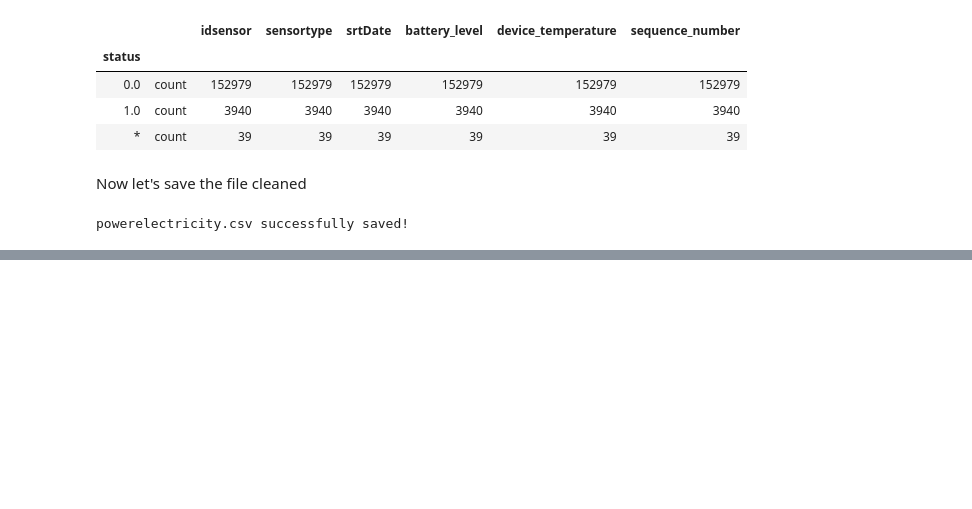
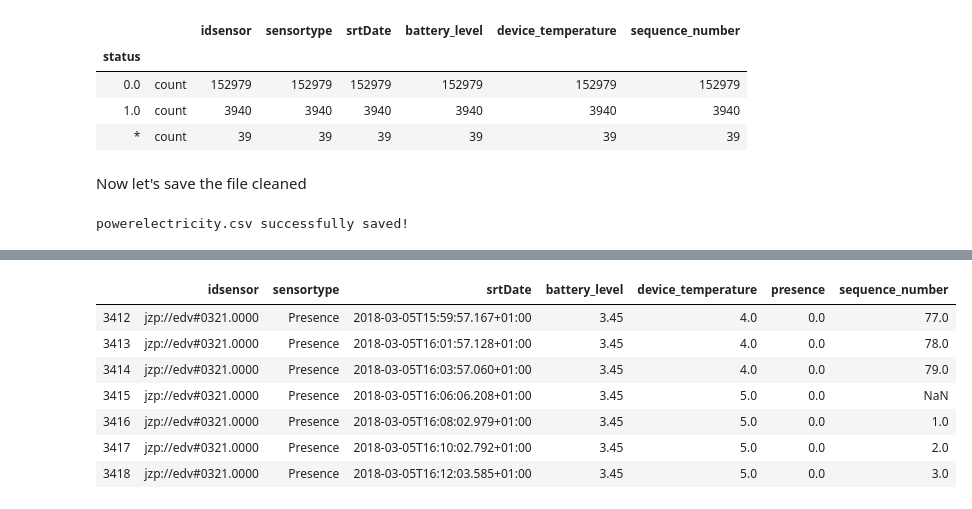
Before and after one commit to IvanComp/EDA-EnterpriseDataAnalytics-project, a Jupyter notebook: Jupyter Notebooks/Data Preparation .ipynb, the cells around one changed output, grey strips where cells are left out. Cells and saved outputs as stored; diff of their text form; code cells hidden in the pictures; blank space fills up the shorter version.

```diff
--- a/Jupyter Notebooks/Data Preparation .ipynb
+++ b/Jupyter Notebooks/Data Preparation .ipynb
@@ -182,0 +376,11 @@
+# %%
+dfp2018.iloc[3412:3419]
+# %% [output]
+|  | idsensor | sensortype | srtDate | battery_level | device_temperature | presence | sequence_number |
+| 3412 | jzp://edv#0321.0000 | Presence | 2018-03-05T15:59:57.167+01:00 | 3.45 | 4.0 | 0.0 | 77.0 |
+| 3413 | jzp://edv#0321.0000 | Presence | 2018-03-05T16:01:57.128+01:00 | 3.45 | 4.0 | 0.0 | 78.0 |
+| 3414 | jzp://edv#0321.0000 | Presence | 2018-03-05T16:03:57.060+01:00 | 3.45 | 4.0 | 0.0 | 79.0 |
+| 3415 | jzp://edv#0321.0000 | Presence | 2018-03-05T16:06:06.208+01:00 | 3.45 | 5.0 | 0.0 | NaN |
+| 3416 | jzp://edv#0321.0000 | Presence | 2018-03-05T16:08:02.979+01:00 | 3.45 | 5.0 | 0.0 | 1.0 |
+| 3417 | jzp://edv#0321.0000 | Presence | 2018-03-05T16:10:02.792+01:00 | 3.45 | 5.0 | 0.0 | 2.0 |
+| 3418 | jzp://edv#0321.0000 | Presence | 2018-03-05T16:12:03.585+01:00 | 3.45 | 5.0 | 0.0 | 3.0 |
```
Also changed, not shown: parts of 38 cells of this notebook, 19 other files.
